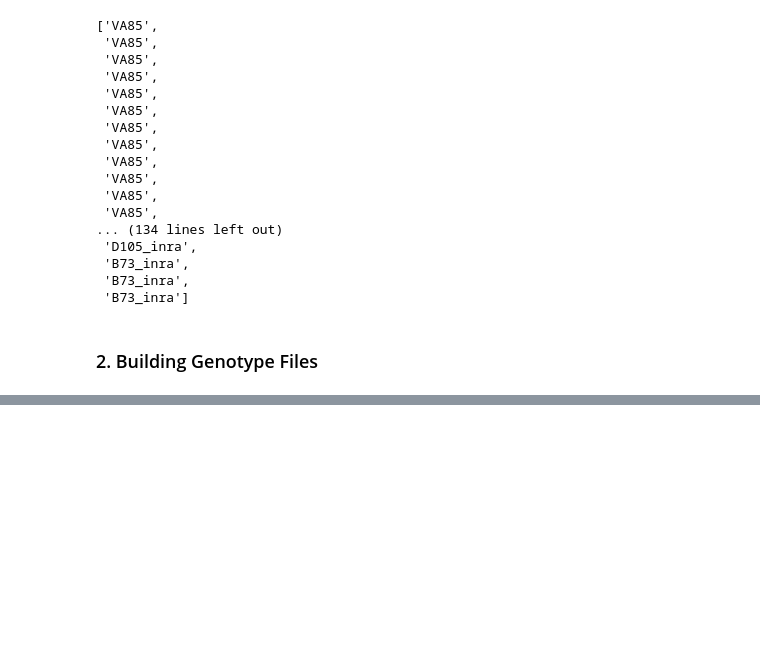
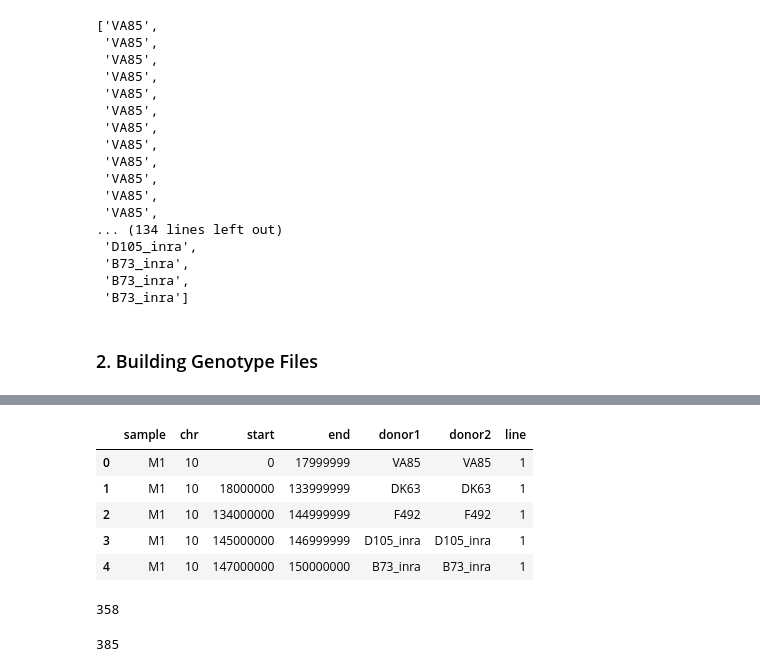
Before and after one commit to sarahodell/impute, a Jupyter notebook: BiogemmaSimulation.ipynb, the cells around one changed output, grey strips where cells are left out. Cells and saved outputs as stored; diff of their text form; code cells hidden in the pictures; blank space fills up the shorter version.

```diff
--- a/BiogemmaSimulation.ipynb
+++ b/BiogemmaSimulation.ipynb
@@ -59,0 +196,15 @@ full_sim.make_outfile(lines,'Biogemma_MAGICSim.txt')
+# %%
+breakpoints = []
+for i in stdout.split('\n')[:-1]:
+    line = i.split('\t')
+    brks = {}
+    sample=line[0]
+    for j in line[1:-1]:
+        info=j.split(':')
+        chrom=info[0]
+        start=info[1]
+        end=info[2]
+        donor1=info[3]
+        donor2=info[4]
+        brks = {'sample':sample, 'chr':chrom, 'start':start, 'end':end, 'donor1': donors[donor1], 'donor2':donors[donor2]}
+        breakpoints.append(brks)
@@ -59,0 +226,3 @@ full_sim.make_outfile(lines,'Biogemma_MAGICSim.txt')
+# %%
+actual = pd.read_table('sim_files/062018/Biogemma_MAGICSim.txt')
+proja = pd.read_table('sim_files/062018/Predicted_BiogemmaMAGIC_062018.txt')
@@ -59,0 +253,4 @@ full_sim.make_outfile(lines,'Biogemma_MAGICSim.txt')
+# %%
+actual['line']=[i[1:] for i in list(actual['sample'])]
+actualideo=actual[['line','start','end','donor1','donor2']]
+actualideo.to_csv('Actual_BiogemmaMAGIC_ideo.txt',sep='\t',index=False)
@@ -59,0 +515,18 @@ full_sim.make_outfile(lines,'Biogemma_MAGICSim.txt')
+# %%
+actual[actual['sample']=='M1']
+# %% [output]
+|  | sample | chr | start | end | donor1 | donor2 | line |
+| 0 | M1 | 10 | 0 | 17999999 | VA85 | VA85 | 1 |
+| 1 | M1 | 10 | 18000000 | 133999999 | DK63 | DK63 | 1 |
+| 2 | M1 | 10 | 134000000 | 144999999 | F492 | F492 | 1 |
+| 3 | M1 | 10 | 145000000 | 146999999 | D105_inra | D105_inra | 1 |
+| 4 | M1 | 10 | 147000000 | 150000000 | B73_inra | B73_inra | 1 |
+# %%
+hetero=proja[proja['donor1']!=proja['donor2']]
+sum((hetero['donor1']=='A632_usa') | (hetero['donor2']=='A632_usa'))
+# %% [output]
+358
+# %%
+len(hetero)
+# %% [output]
+385
```
Also changed, not shown: parts of 41 cells of this notebook, 34 other files.
